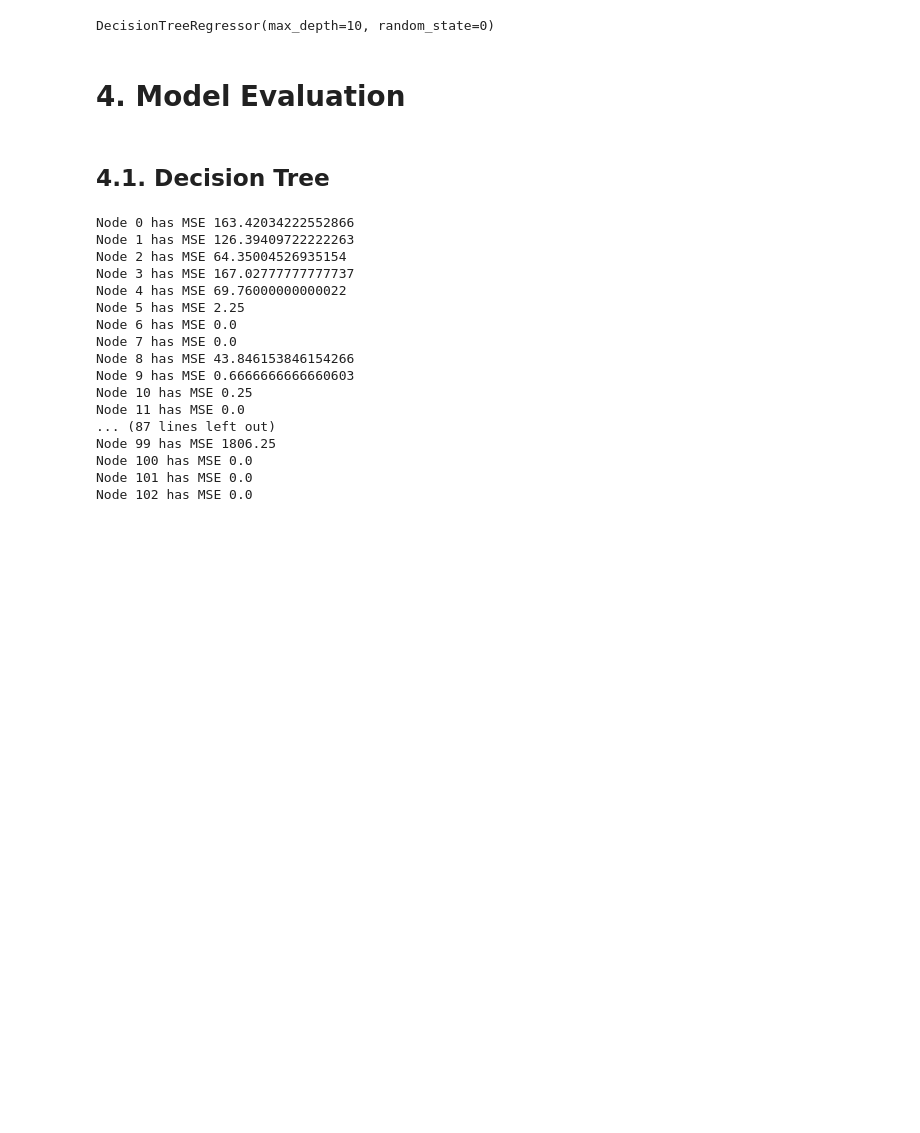
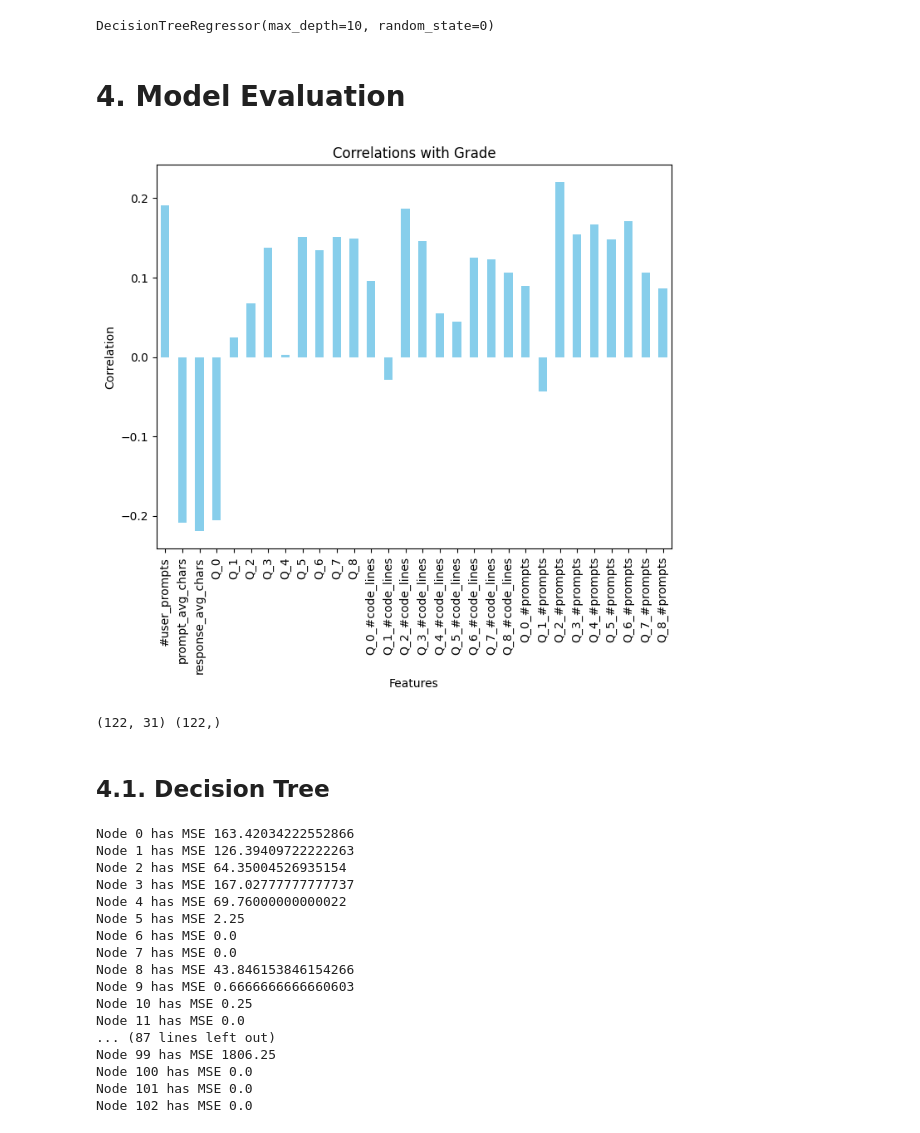
Before and after one commit to ozyuzer/CS412-ML-Project, a Jupyter notebook: hw_score_predict.ipynb, the cells around one changed output. Drawn from its saved outputs; the diff is of its cells as text; code cells hidden in the pictures; blank space fills up the shorter version.

```diff
--- a/hw_score_predict.ipynb
+++ b/hw_score_predict.ipynb
@@ -497,0 +515,18 @@ temp_df.head()
+# %%
+# Calculate total number of code lines
+code_lines_df["total_#code_lines"] = code_lines_df["Q_0_#code_lines"].copy()
+for i in range(1, 9):
+    code_lines_df["total_#code_lines"] = code_lines_df["total_#code_lines"] + code_lines_df[f"Q_{i}_#code_lines"]
+
+merged_df = pd.merge(df, question_mapping_scores, on="code", how="left")
+# merged_df["total_#code_lines"] = code_lines_df["total_#code_lines"].copy()
+merged_df = pd.merge(merged_df, code_lines_df, on="code", how="left")
+
+
+merged_df = pd.merge(merged_df, promptCountsDF, on="code", how="left")
+merged_df.drop(columns=["#error", "#no", "#next", "#thank", "#entropy", "#apologize", "#see"], inplace=True)
+
+temp_df = pd.merge(merged_df, scores, on='code', how="left")
+temp_df.dropna(inplace=True)
+temp_df.drop_duplicates("code",inplace=True, keep="first")
+temp_df.head()
@@ -528,0 +573,13 @@ from sklearn.model_selection import GridSearchCV
+# %%
+# Calculate correlations with the target variable
+correlations_with_target = temp_df.corr()['grade'].drop('grade')
+
+# Plot a bar plot to visualize correlations
+plt.figure(figsize=(8, 6))
+correlations_with_target.plot(kind='bar', color='skyblue')
+plt.title('Correlations with Grade')
+plt.xlabel('Features')
+plt.ylabel('Correlation')
+plt.show()
+# %% [output]
+[figure, added]
@@ -529,3 +600,10 @@ from sklearn.model_selection import GridSearchCV
+# %%
+X = temp_df[temp_df.columns[1:-1]].to_numpy()
+y = temp_df["grade"].to_numpy()
+print(X.shape, y.shape)
+X_train, X_test, y_train, y_test = train_test_split(X, y, test_size=0.2, random_state=42)
+# %% [output]
+(122, 31) (122,)
 # %% [markdown]
 ## 4.1. Decision Tree
 # %%
```
Also changed, not shown: parts of 28 cells of this notebook.
